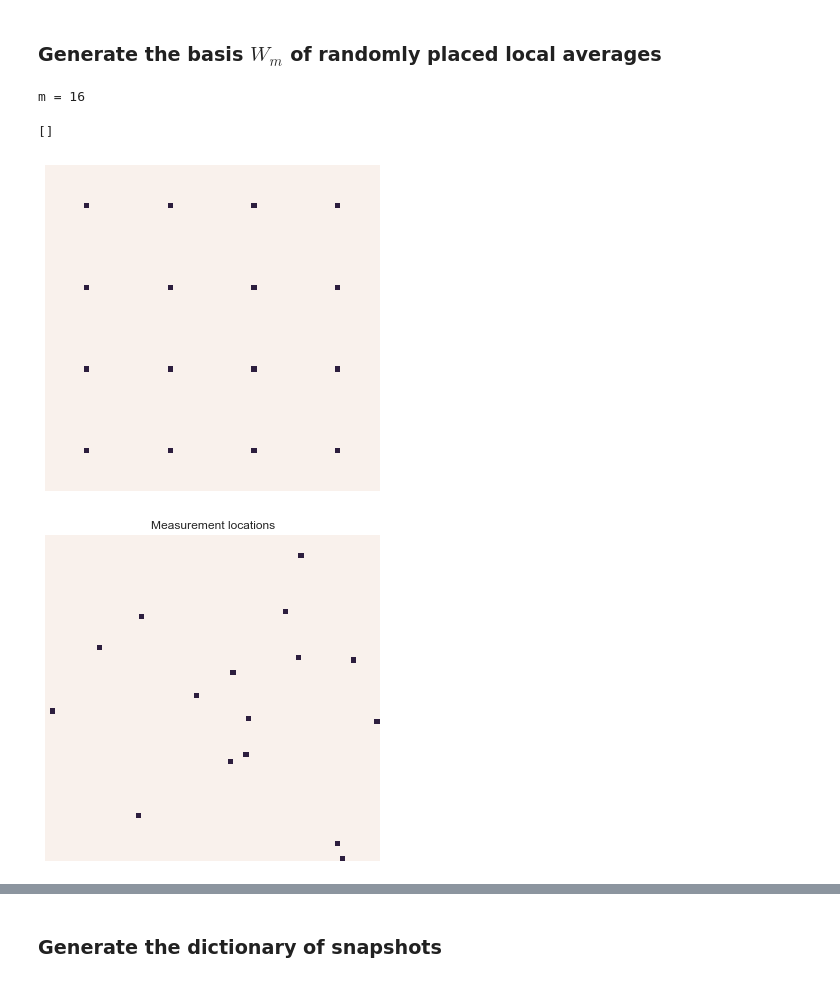
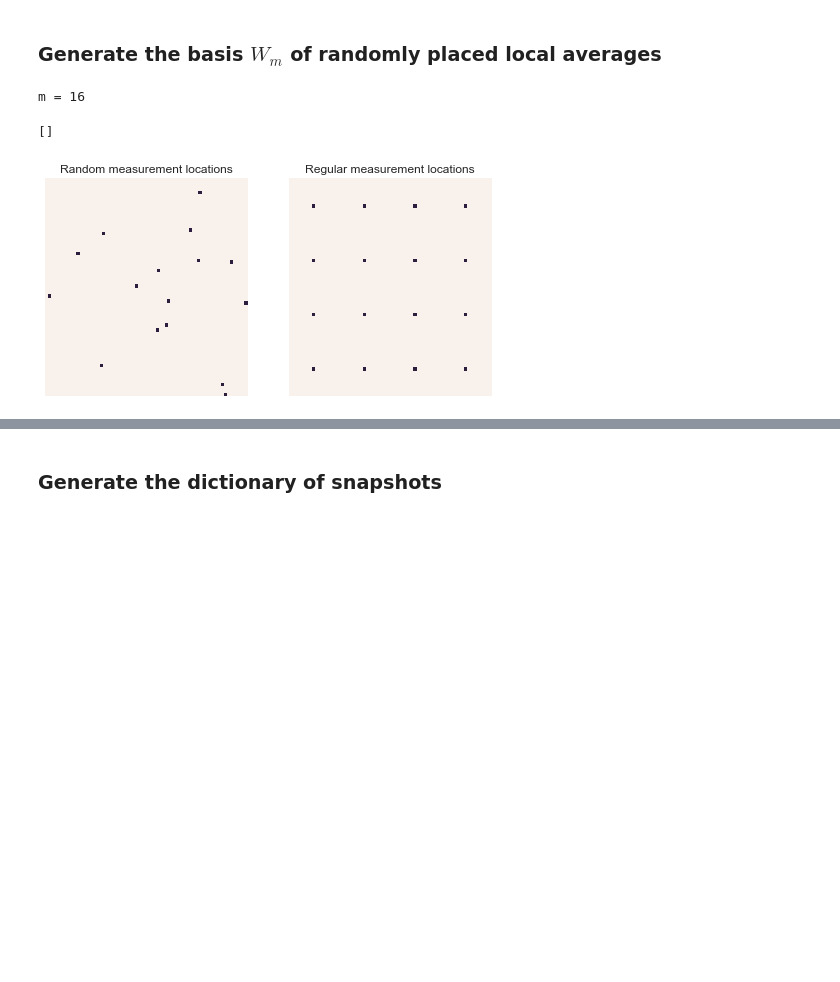
Before and after one commit to james-nichols/pyApproxTools, a Jupyter notebook: notebooks/greedy_Vn/04_greedy_2d_manifold_L_shaped.ipynb, the cells around one changed output, grey strips where cells are left out. Cells and saved outputs as stored; diff of their text form; code cells hidden in the pictures; blank space fills up the shorter version.

```diff
--- a/notebooks/greedy_Vn/04_greedy_2d_manifold_L_shaped.ipynb
+++ b/notebooks/greedy_Vn/04_greedy_2d_manifold_L_shaped.ipynb
@@ -102,30 +80,30 @@ plt.show()
 # %%
 # local_width is the width of the measurement squares in terms of FEM mesh squares
 width_div = 1
 local_width = 2**width_div
 spacing_div = 5
 
 Wm_reg, Wloc_reg = pat.make_local_avg_grid_basis(width_div, spacing_div, fem_div, return_map=True)
 Wm_reg = Wm_reg.orthonormalise()
 
 m = Wm_reg.n
 print('m =', m)
 
 # We make the ambient spaces for Wm and Vn
 np.random.seed(2)
 
 Wm_rand, Wloc_rand = pat.make_pw_local_avg_random_basis(m=m, div=fem_div, width=local_width, return_map=True)
 Wm_rand = Wm_rand.orthonormalise()
 
-fig, ax = plt.subplots(figsize=(6,6))
+fig = plt.figure(figsize=(8, 4))
+ax = fig.add_subplot(1, 2, 1)
+sns.heatmap(Wloc_rand.values, xticklabels=False, yticklabels=False, cbar=False, ax=ax)
+ax.set_title('Random measurement locations')
+ax = fig.add_subplot(1, 2, 2)
 sns.heatmap(Wloc_reg.values, xticklabels=False, yticklabels=False, cbar=False, ax=ax)
-fig, ax = plt.subplots(figsize=(6,6))
-sns.heatmap(Wloc_rand.values, xticklabels=False, yticklabels=False, cbar=False, ax=ax)
-ax.set_title('Measurement locations')
-##plt.savefig('ddgrb_measurements.pdf')
+ax.set_title('Regular measurement locations')
 plt.plot()
 # %% [output]
 m = 16
 []
-[figure, old version]
+[figure, new version]
-[figure, removed]
```
Also changed, not shown: parts of 13 cells of this notebook.
